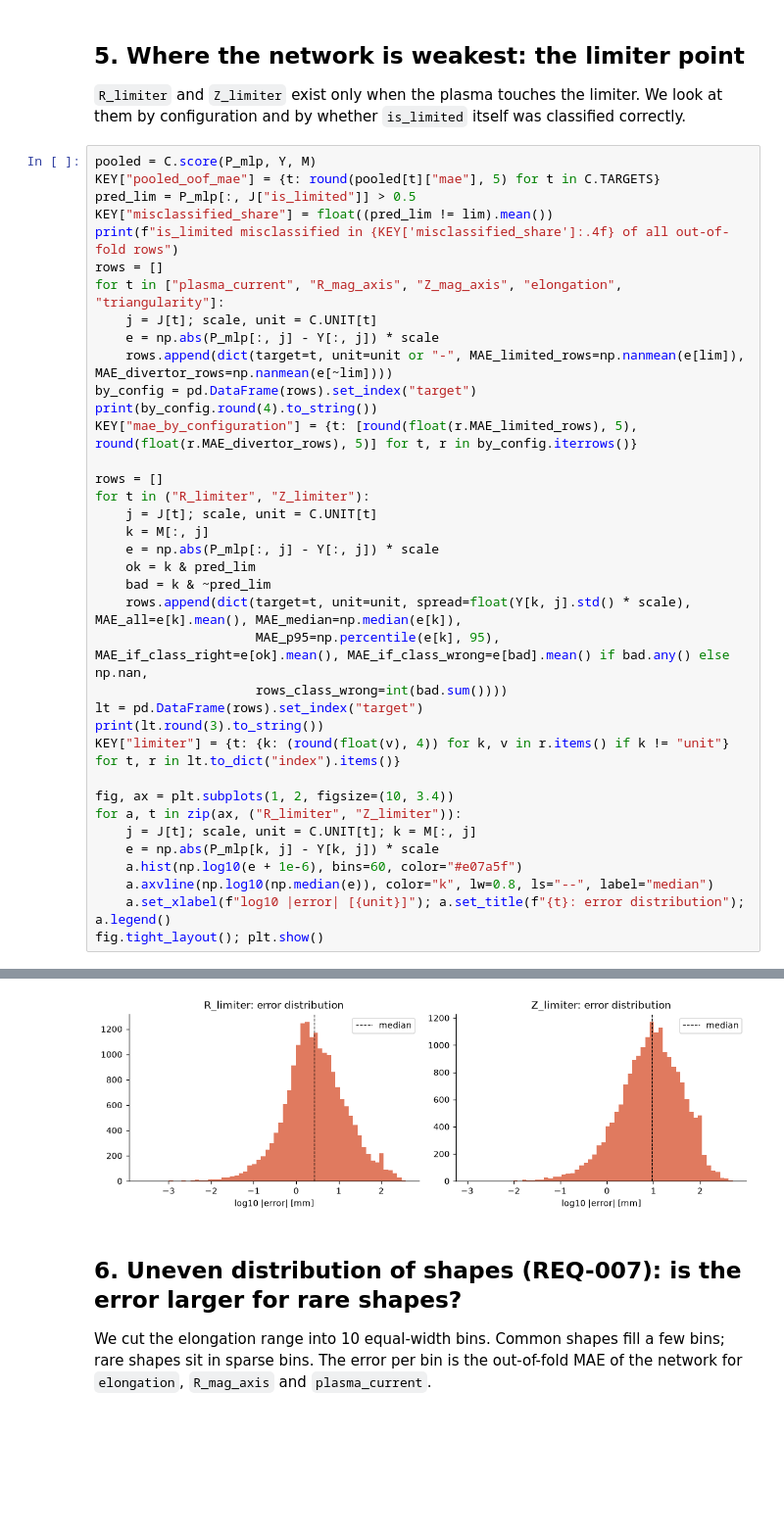
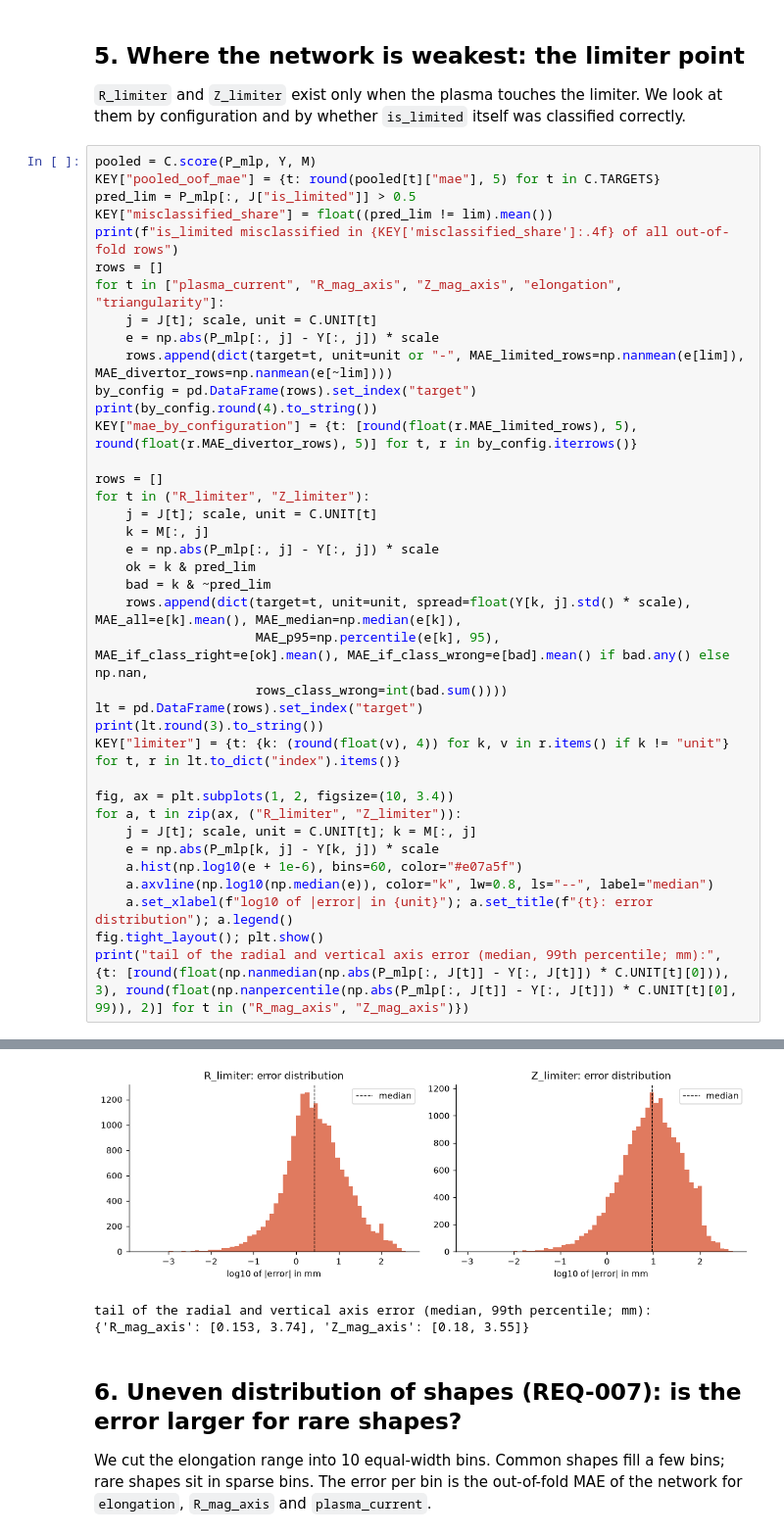
Before and after one commit to mschiller890/hackathon, a Jupyter notebook: notebooks/02_baseline_models.ipynb, the cells around one changed output, grey strips where cells are left out. Shown at 98% size. Drawn from its saved outputs; the diff is of its cells as text; blank space fills up the shorter version.

```diff
--- a/notebooks/02_baseline_models.ipynb
+++ b/notebooks/02_baseline_models.ipynb
@@ -217,35 +221,37 @@ for t in ("R_limiter", "Z_limiter"):
     e = np.abs(P_mlp[:, j] - Y[:, j]) * scale
     ok = k & pred_lim
     bad = k & ~pred_lim
     rows.append(dict(target=t, unit=unit, spread=float(Y[k, j].std() * scale), MAE_all=e[k].mean(), MAE_median=np.median(e[k]),
                      MAE_p95=np.percentile(e[k], 95), MAE_if_class_right=e[ok].mean(), MAE_if_class_wrong=e[bad].mean() if bad.any() else np.nan,
                      rows_class_wrong=int(bad.sum())))
 lt = pd.DataFrame(rows).set_index("target")
 print(lt.round(3).to_string())
 KEY["limiter"] = {t: {k: (round(float(v), 4)) for k, v in r.items() if k != "unit"} for t, r in lt.to_dict("index").items()}
 
 fig, ax = plt.subplots(1, 2, figsize=(10, 3.4))
 for a, t in zip(ax, ("R_limiter", "Z_limiter")):
     j = J[t]; scale, unit = C.UNIT[t]; k = M[:, j]
     e = np.abs(P_mlp[k, j] - Y[k, j]) * scale
     a.hist(np.log10(e + 1e-6), bins=60, color="#e07a5f")
     a.axvline(np.log10(np.median(e)), color="k", lw=0.8, ls="--", label="median")
-    a.set_xlabel(f"log10 |error| [{unit}]"); a.set_title(f"{t}: error distribution"); a.legend()
+    a.set_xlabel(f"log10 of |error| in {unit}"); a.set_title(f"{t}: error distribution"); a.legend()
 fig.tight_layout(); plt.show()
+print("tail of the radial and vertical axis error (median, 99th percentile; mm):", {t: [round(float(np.nanmedian(np.abs(P_mlp[:, J[t]] - Y[:, J[t]]) * C.UNIT[t][0])), 3), round(float(np.nanpercentile(np.abs(P_mlp[:, J[t]] - Y[:, J[t]]) * C.UNIT[t][0], 99)), 2)] for t in ("R_mag_axis", "Z_mag_axis")})
 # %% [output]
 is_limited misclassified in 0.0074 of all out-of-fold rows
                unit  MAE_limited_rows  MAE_divertor_rows
 target
 plasma_current   kA            2.0130             1.0709
 R_mag_axis       mm            0.5534             0.2373
 Z_mag_axis       mm            0.5161             0.2925
 elongation        -            0.0082             0.0037
 triangularity     -            0.0042             0.0018
           unit   spread    MAE_all  MAE_median    MAE_p95  MAE_if_class_right  MAE_if_class_wrong  rows_class_wrong
 target
 R_limiter   mm   89.597  10.806000       2.641  49.036999              10.774              14.482               163
 Z_limiter   mm  153.271  22.250999       9.317  90.849998              22.288              18.014               163
-[figure, old version]
+[figure, new version]
+tail of the radial and vertical axis error (median, 99th percentile; mm): {'R_mag_axis': [0.153, 3.74], 'Z_mag_axis': [0.18, 3.55]}
 # %% [markdown]
 ## 6. Uneven distribution of shapes (REQ-007): is the error larger for rare shapes?
 
```
Also changed, not shown: parts of 9 cells of this notebook.
